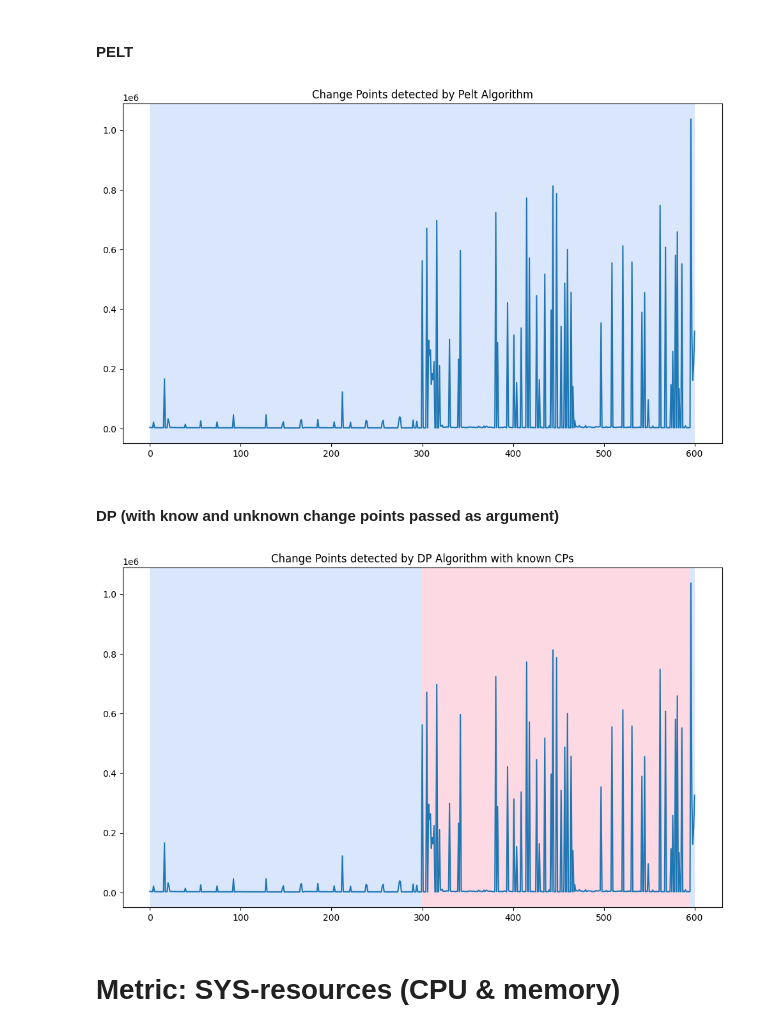
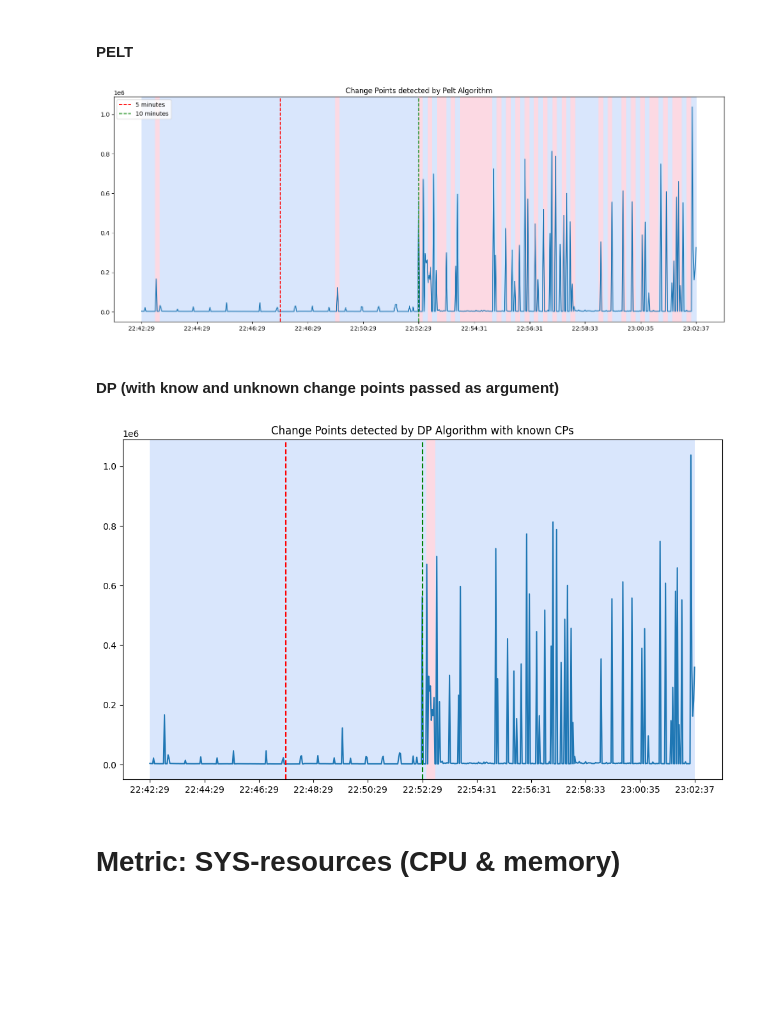
Before and after one commit to Niklasfomin/Scalable-Software-Systems-PJ-TU-Berlin, a Jupyter notebook: ExperimentsAndResults/SUT_2/lxc.ipynb, the cells around one changed output. Drawn from its saved outputs; the diff is of its cells as text; code cells hidden in the pictures; blank space fills up the shorter version.

Commit message:
tuned models and uplifted plots for SUT2

```diff
--- a/ExperimentsAndResults/SUT_2/lxc.ipynb
+++ b/ExperimentsAndResults/SUT_2/lxc.ipynb
@@ -268,23 +268,40 @@ Text(0.02, 0.95, 'Mean: 71712.91\nVariance: 30685140093.89\nStd Dev: 175171.74')
 # %%
 trt_df = pd.read_csv("TRT/filtered_transaction_data.csv")
 neword_df = trt_df[trt_df["Transaction_Type"] == "NEWORD"].copy()
 neword_df["Timestamp"] = pd.to_datetime(neword_df["Timestamp"], format="%H:%M:%S")
 
+start_time = neword_df["Timestamp"].iloc[0]
+
+five_minutes = (start_time + pd.Timedelta(minutes=5)).time()
+ten_minutes = (start_time + pd.Timedelta(minutes=10)).time()
 # Modeling
 signal = neword_df["P50%"].values
 
-model = "rbf"  # "l1", "rbf" # Try with different models and compare results
+model = "l2"  # "l1", "rbf" # Try with different models and compare results
 
 algo = rpt.Pelt(model=model).fit(signal)
 
-result = algo.predict(pen=100)
+result = algo.predict(pen=999999990)
 
 # Using ruptures display function
-rpt.display(signal, result, figsize=(10, 6))
+rpt.display(signal, result, figsize=(15, 6))
+
+for i, timestamp in enumerate(neword_df["Timestamp"]):
+    if timestamp.time() >= five_minutes:
+        plt.axvline(x=i, color="r", linestyle="--", label="5 minutes")
+        break
+
+for i, timestamp in enumerate(neword_df["Timestamp"]):
+    if timestamp.time() >= ten_minutes:
+        plt.axvline(x=i, color="g", linestyle="--", label="10 minutes")
+        break
+
+plt.xticks(ticks=range(0, len(signal), len(signal) // 10),labels=neword_df["Timestamp"].dt.time.astype(str).values[:: len(signal) // 10],)
+plt.legend()
 plt.title("Change Points detected by Pelt Algorithm")
 plt.show()
 # %% [output]
-[figure, old version]
+[figure, new version]
 # %% [markdown]
 #### DP (with know and unknown change points passed as argument)
 # %%
@@ -294,15 +311,28 @@ neword_df["Timestamp"] = pd.to_datetime(neword_df["Timestamp"], format="%H:%M:%S
 
 # Modeling
 signal = neword_df["P50%"].values
-model = "l2"  # euclidean distance
+model = "l1"  # euclidean distance
 algo = rpt.Dynp(model=model, min_size=1, jump=5).fit(signal)
 result = algo.predict(n_bkps=2)
 
 rpt.display(signal, result, figsize=(10, 6))
+
+for i, timestamp in enumerate(neword_df["Timestamp"]):
+    if timestamp.time() >= five_minutes:
+        plt.axvline(x=i, color="r", linestyle="--", label="5 minutes")
+        break
+
+for i, timestamp in enumerate(neword_df["Timestamp"]):
+    if timestamp.time() >= ten_minutes:
+        plt.axvline(x=i, color="g", linestyle="--", label="10 minutes")
+        break
+
+plt.xticks(ticks=range(0, len(signal), len(signal) // 10),labels=neword_df["Timestamp"].dt.time.astype(str).values[:: len(signal) // 10],)
+
 plt.title("Change Points detected by DP Algorithm with known CPs")
 plt.show()
 # %% [output]
-[figure, old version]
+[figure, new version]
 # %% [markdown]
 # Metric: SYS-resources (CPU & memory)
 # %% [markdown]
```
Also changed, not shown: parts of 16 cells of this notebook, 1 other file.
